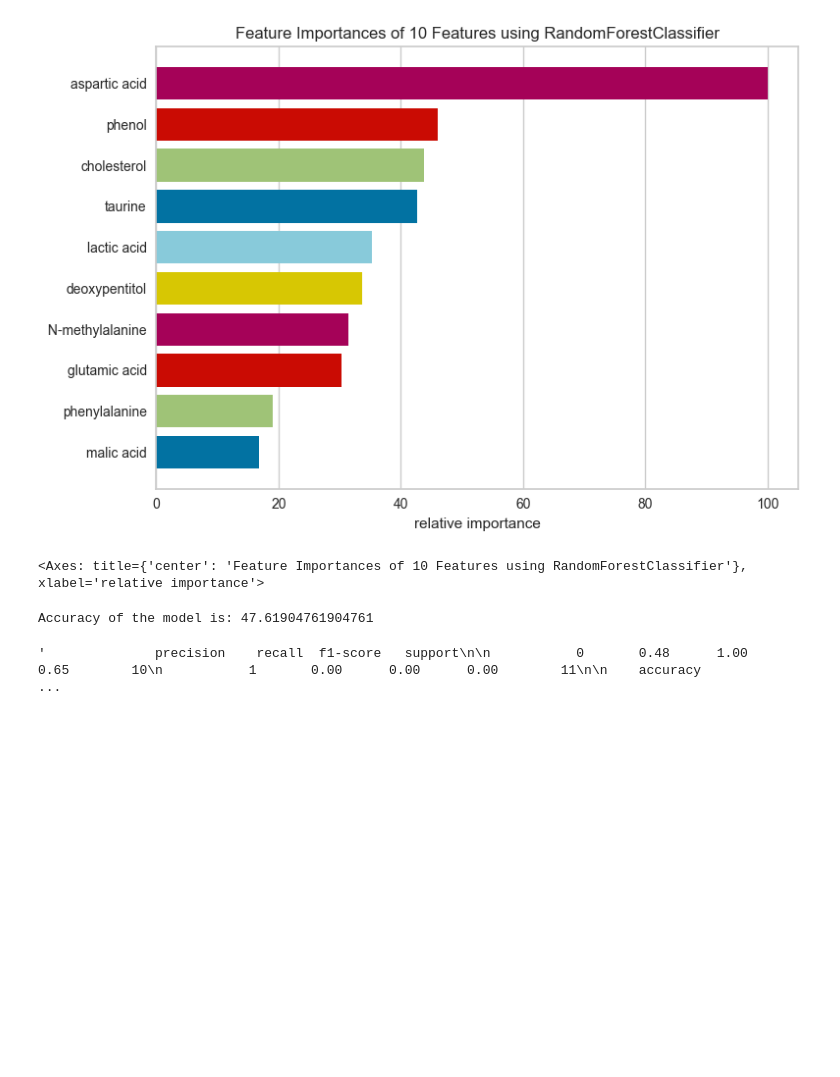
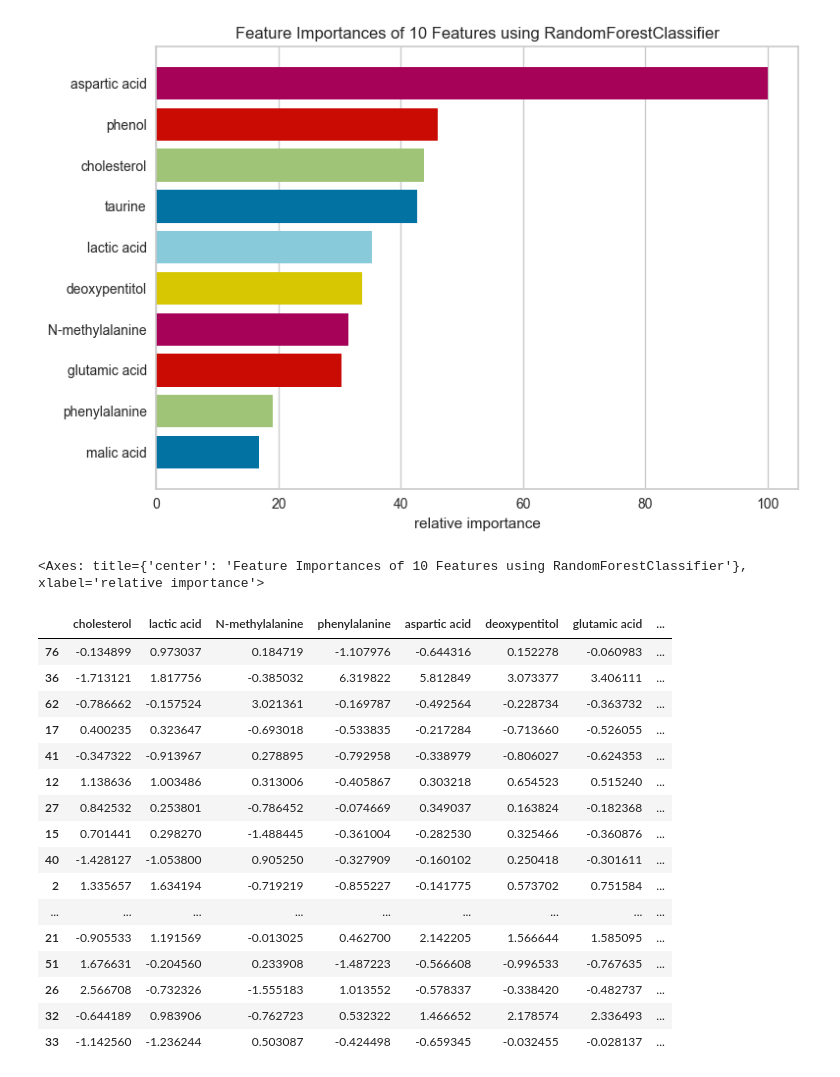
Before and after one commit to YashKhairnar/4BIT, a Jupyter notebook: metabolites/final and best approach/Approach 1/serum_test_final.ipynb, the cells around one changed output. Saved outputs shown, nothing was run; the diff lists cells and outputs as text; code cells hidden in the pictures; blank space fills up the shorter version.

```diff
--- a/metabolites/final and best approach/Approach 1/serum_test_final.ipynb
+++ b/metabolites/final and best approach/Approach 1/serum_test_final.ipynb
@@ -376,14 +354,0 @@ model = xgb.train(params=params,dtrain=xgb_train,num_boost_round=n)
-# %%
-y_pred = model.predict(xgb_test)
-y_pred = y_pred.astype(int)
-accuracy= accuracy_score(y_test,y_pred)
-print('Accuracy of the model is:', accuracy*100)
-# %% [output]
-Accuracy of the model is: 47.61904761904761
-# %%
-from sklearn.metrics import classification_report
-
-report = classification_report(y_test , y_pred)
-report
-# %% [output]
-'              precision    recall  f1-score   support\n\n           0       0.48      1.00      0.65        10\n           1       0.00      0.00      0.00        11\n\n    accuracy                   ...
@@ -389,0 +360,25 @@ report
+# %%
+# split data into train and test sets
+seed = 7
+test_size = 0.33
+X_train, X_test, y_train, y_test = train_test_split(X, y, test_size=test_size, random_state=seed)
+# %%
+X_test
+# %% [output]
+|  | cholesterol | lactic acid | N-methylalanine | phenylalanine | aspartic acid | deoxypentitol | glutamic acid | ... |
+| 76 | -0.134899 | 0.973037 | 0.184719 | -1.107976 | -0.644316 | 0.152278 | -0.060983 | ... |
+| 36 | -1.713121 | 1.817756 | -0.385032 | 6.319822 | 5.812849 | 3.073377 | 3.406111 | ... |
+| 62 | -0.786662 | -0.157524 | 3.021361 | -0.169787 | -0.492564 | -0.228734 | -0.363732 | ... |
+| 17 | 0.400235 | 0.323647 | -0.693018 | -0.533835 | -0.217284 | -0.713660 | -0.526055 | ... |
+| 41 | -0.347322 | -0.913967 | 0.278895 | -0.792958 | -0.338979 | -0.806027 | -0.624353 | ... |
+| 12 | 1.138636 | 1.003486 | 0.313006 | -0.405867 | 0.303218 | 0.654523 | 0.515240 | ... |
+| 27 | 0.842532 | 0.253801 | -0.786452 | -0.074669 | 0.349037 | 0.163824 | -0.182368 | ... |
+| 15 | 0.701441 | 0.298270 | -1.488445 | -0.361004 | -0.282530 | 0.325466 | -0.360876 | ... |
+| 40 | -1.428127 | -1.053800 | 0.905250 | -0.327909 | -0.160102 | 0.250418 | -0.301611 | ... |
+| 2 | 1.335657 | 1.634194 | -0.719219 | -0.855227 | -0.141775 | 0.573702 | 0.751584 | ... |
+| ... | ... | ... | ... | ... | ... | ... | ... | ... |
+| 21 | -0.905533 | 1.191569 | -0.013025 | 0.462700 | 2.142205 | 1.566644 | 1.585095 | ... |
+| 51 | 1.676631 | -0.204560 | 0.233908 | -1.487223 | -0.566608 | -0.996533 | -0.767635 | ... |
+| 26 | 2.566708 | -0.732326 | -1.555183 | 1.013552 | -0.578337 | -0.338420 | -0.482737 | ... |
+| 32 | -0.644189 | 0.983906 | -0.762723 | 0.532322 | 1.466652 | 2.178574 | 2.336493 | ... |
+| 33 | -1.142560 | -1.236244 | 0.503087 | -0.424498 | -0.659345 | -0.032455 | -0.028137 | ... |
```
Also changed, not shown: parts of 11 cells of this notebook, 3 other files.
